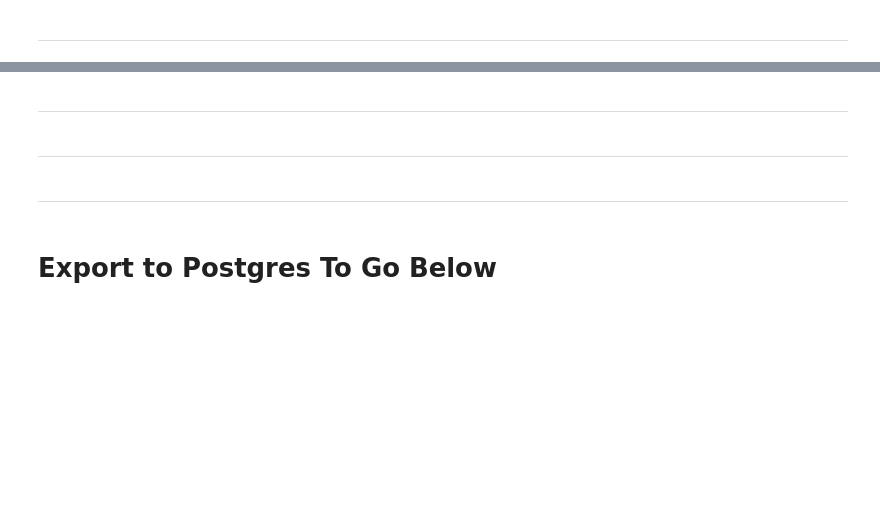
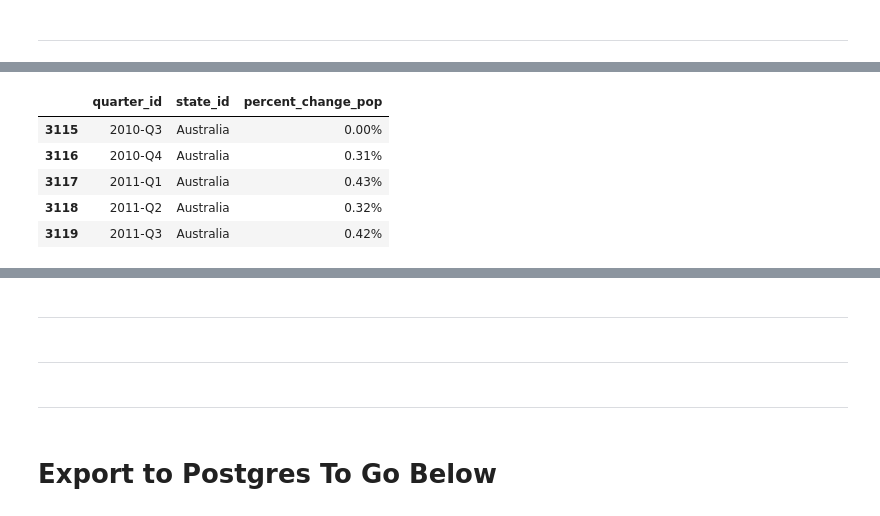
Before and after one commit to jonowood/Project_2, a Jupyter notebook: ETL/Clean_Test - Copy.ipynb, the cells around one changed output, grey strips where cells are left out. Cells and saved outputs as stored; diff of their text form; code cells hidden in the pictures; blank space fills up the shorter version.

Commit message:
New csv column

```diff
--- a/ETL/Clean_Test - Copy.ipynb
+++ b/ETL/Clean_Test - Copy.ipynb
@@ -619,0 +643,11 @@ erp_data_filtered = erp_data_df[erp_data_df['MEASURE: Measure'] == 'Estimated Re
+# %%
+# Change column headers to match shemata
+internal_departures_df.rename(columns = {'REGION: Region':'state_id', 'TIME_PERIOD: Time Period': 'quarter_id', 'CHANGE : Change Over Previous':'percent_change_pop'}, inplace=True)
+internal_departures_df.head()
+# %% [output]
+|  | quarter_id | state_id | percent_change_pop |
+| 3115 | 2010-Q3 | Australia | 0.00% |
+| 3116 | 2010-Q4 | Australia | 0.31% |
+| 3117 | 2011-Q1 | Australia | 0.43% |
+| 3118 | 2011-Q2 | Australia | 0.32% |
+| 3119 | 2011-Q3 | Australia | 0.42% |
```
Also changed, not shown: parts of 9 cells of this notebook, 1 other file.
